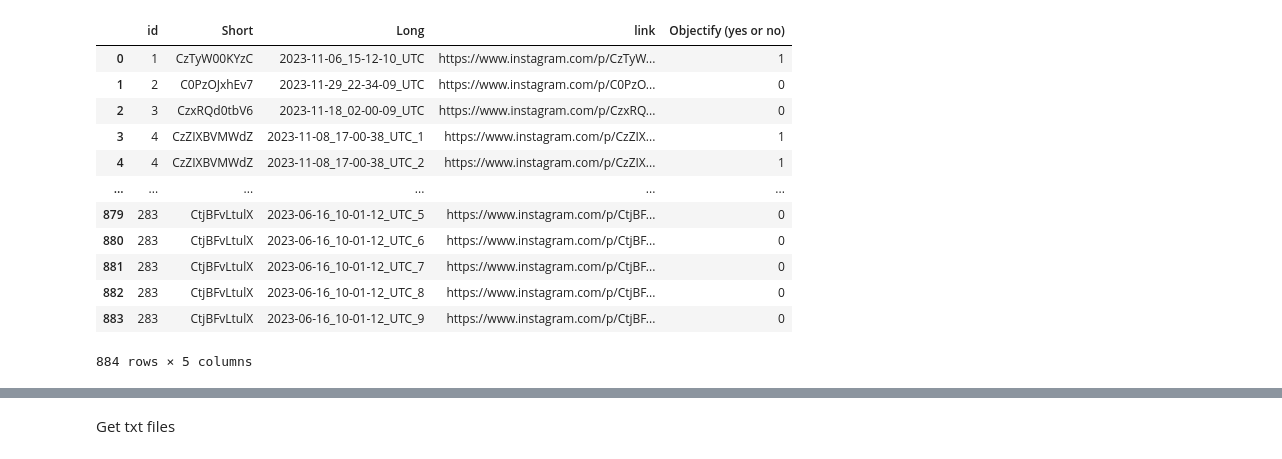
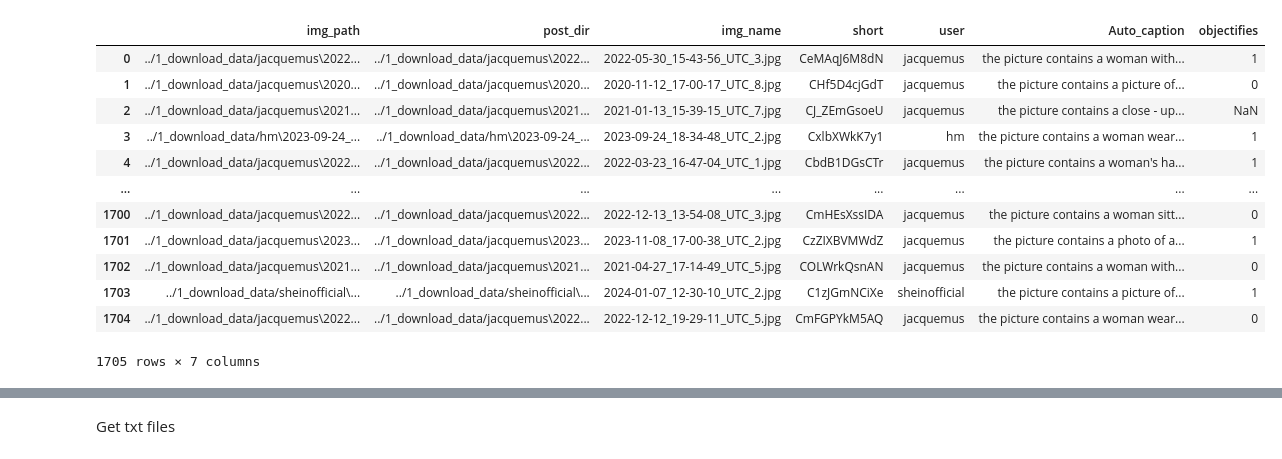
Before and after one commit to danielgvb/network_science, a Jupyter notebook: 3_wrangling/2_get_captions.ipynb, the cells around one changed output, grey strips where cells are left out. Cells and saved outputs as stored; diff of their text form; code cells hidden in the pictures.

```diff
--- a/3_wrangling/2_get_captions.ipynb
+++ b/3_wrangling/2_get_captions.ipynb
@@ -3,20 +3,20 @@ import pandas as pd
 import numpy as np
 import os
 # %%
-df_posts = pd.read_excel('../0_data/dataframe_codigos.xlsx')
-df_posts.drop(columns = ['Unnamed: 0'], inplace = True)
+df_posts = pd.read_excel('../0_data/5_objectification_data.xlsx')
+#df_posts.drop(columns = ['Unnamed: 0'], inplace = True)
 df_posts
 # %% [output]
-|  | id | Short | Long | link | Objectify (yes or no) |
-| 0 | 1 | CzTyW00KYzC | 2023-11-06_15-12-10_UTC | https://www.instagram.com/p/CzTyW... | 1 |
-| 1 | 2 | C0PzOJxhEv7 | 2023-11-29_22-34-09_UTC | https://www.instagram.com/p/C0PzO... | 0 |
-| 2 | 3 | CzxRQd0tbV6 | 2023-11-18_02-00-09_UTC | https://www.instagram.com/p/CzxRQ... | 0 |
-| 3 | 4 | CzZIXBVMWdZ | 2023-11-08_17-00-38_UTC_1 | https://www.instagram.com/p/CzZIX... | 1 |
-| 4 | 4 | CzZIXBVMWdZ | 2023-11-08_17-00-38_UTC_2 | https://www.instagram.com/p/CzZIX... | 1 |
-| ... | ... | ... | ... | ... | ... |
-| 879 | 283 | CtjBFvLtulX | 2023-06-16_10-01-12_UTC_5 | https://www.instagram.com/p/CtjBF... | 0 |
-| 880 | 283 | CtjBFvLtulX | 2023-06-16_10-01-12_UTC_6 | https://www.instagram.com/p/CtjBF... | 0 |
-| 881 | 283 | CtjBFvLtulX | 2023-06-16_10-01-12_UTC_7 | https://www.instagram.com/p/CtjBF... | 0 |
-| 882 | 283 | CtjBFvLtulX | 2023-06-16_10-01-12_UTC_8 | https://www.instagram.com/p/CtjBF... | 0 |
-| 883 | 283 | CtjBFvLtulX | 2023-06-16_10-01-12_UTC_9 | https://www.instagram.com/p/CtjBF... | 0 |
+|  | img_path | post_dir | img_name | short | user | Auto_caption | objectifies |
+| 0 | ../1_download_data/jacquemus\2022... | ../1_download_data/jacquemus\2022... | 2022-05-30_15-43-56_UTC_3.jpg | CeMAqJ6M8dN | jacquemus | the picture contains a woman with... | 1 |
+| 1 | ../1_download_data/jacquemus\2020... | ../1_download_data/jacquemus\2020... | 2020-11-12_17-00-17_UTC_8.jpg | CHf5D4cjGdT | jacquemus | the picture contains a picture of... | 0 |
+| 2 | ../1_download_data/jacquemus\2021... | ../1_download_data/jacquemus\2021... | 2021-01-13_15-39-15_UTC_7.jpg | CJ_ZEmGsoeU | jacquemus | the picture contains a close - up... | NaN |
+| 3 | ../1_download_data/hm\2023-09-24_... | ../1_download_data/hm\2023-09-24_... | 2023-09-24_18-34-48_UTC_2.jpg | CxlbXWkK7y1 | hm | the picture contains a woman wear... | 1 |
+| 4 | ../1_download_data/jacquemus\2022... | ../1_download_data/jacquemus\2022... | 2022-03-23_16-47-04_UTC_1.jpg | CbdB1DGsCTr | jacquemus | the picture contains a woman's ha... | 1 |
+| ... | ... | ... | ... | ... | ... | ... | ... |
+| 1700 | ../1_download_data/jacquemus\2022... | ../1_download_data/jacquemus\2022... | 2022-12-13_13-54-08_UTC_3.jpg | CmHEsXssIDA | jacquemus | the picture contains a woman sitt... | 0 |
+| 1701 | ../1_download_data/jacquemus\2023... | ../1_download_data/jacquemus\2023... | 2023-11-08_17-00-38_UTC_2.jpg | CzZIXBVMWdZ | jacquemus | the picture contains a photo of a... | 1 |
+| 1702 | ../1_download_data/jacquemus\2021... | ../1_download_data/jacquemus\2021... | 2021-04-27_17-14-49_UTC_5.jpg | COLWrkQsnAN | jacquemus | the picture contains a woman with... | 0 |
+| 1703 | ../1_download_data/sheinofficial\... | ../1_download_data/sheinofficial\... | 2024-01-07_12-30-10_UTC_2.jpg | C1zJGmNCiXe | sheinofficial | the picture contains a picture of... | 1 |
+| 1704 | ../1_download_data/jacquemus\2022... | ../1_download_data/jacquemus\2022... | 2022-12-12_19-29-11_UTC_5.jpg | CmFGPYkM5AQ | jacquemus | the picture contains a woman wear... | 0 |
-884 rows × 5 columns
+1705 rows × 7 columns
```
Also changed, not shown: parts of 10 cells of this notebook, 29 other files.
